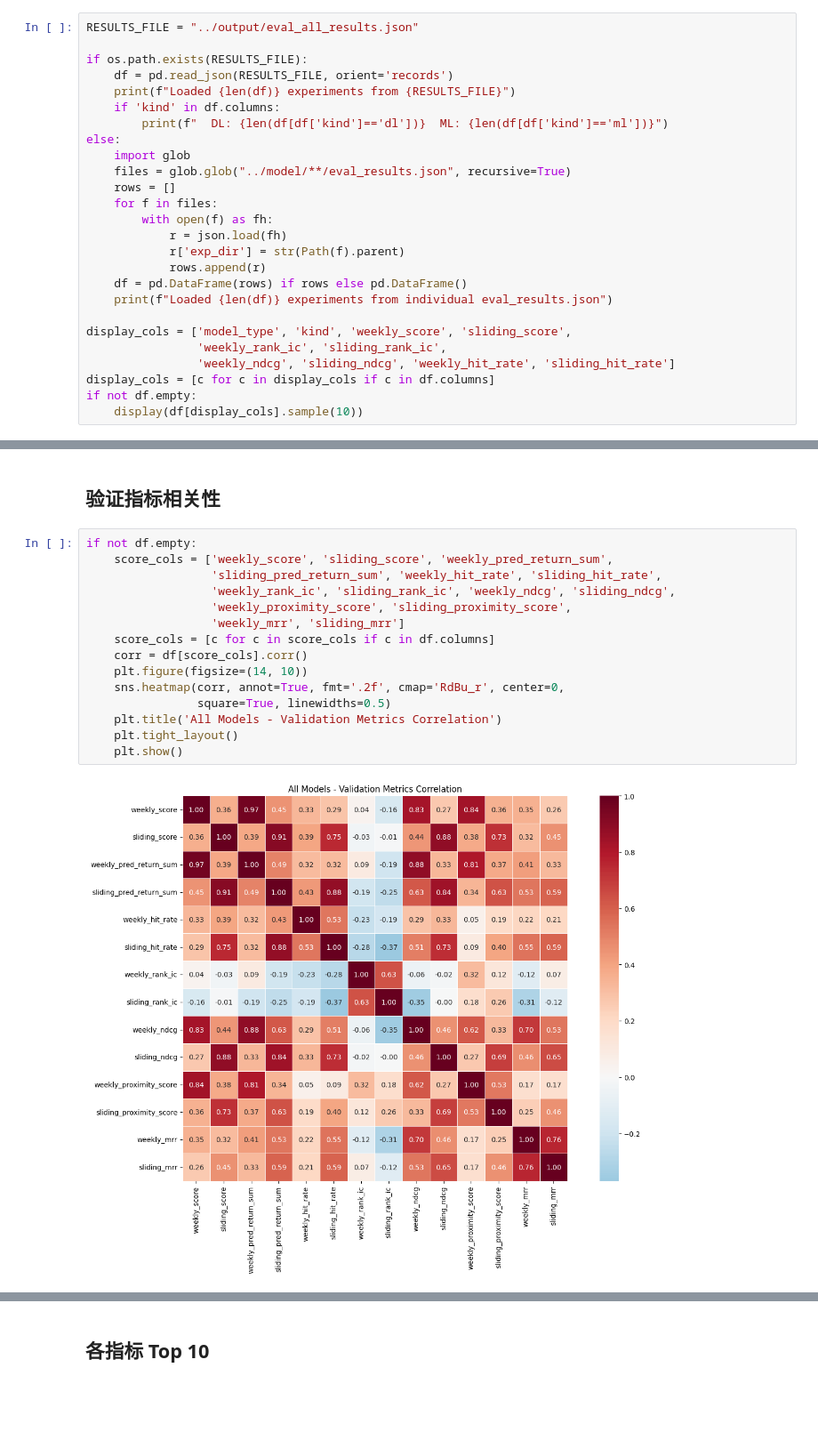
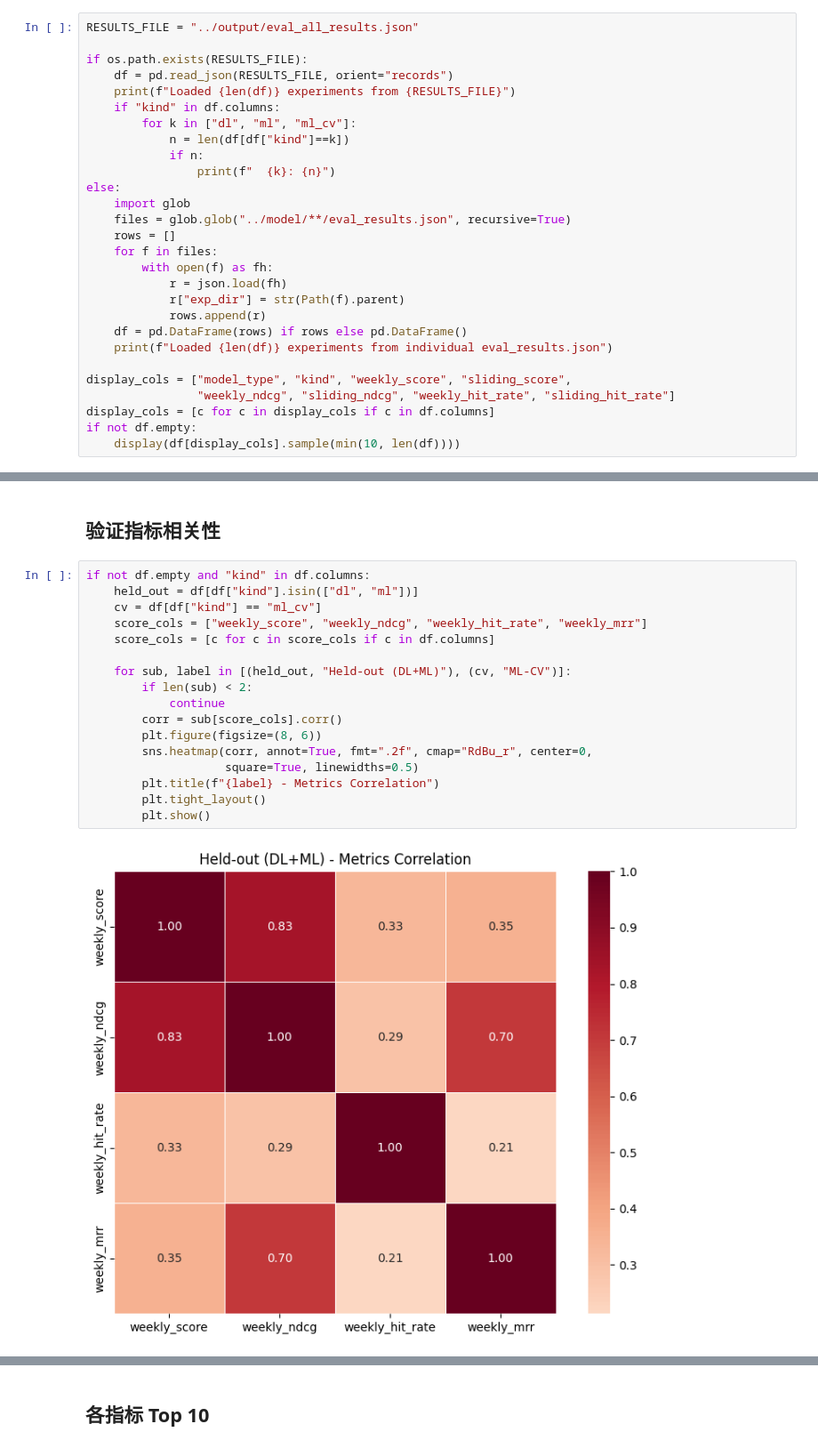
Before and after one commit to xyl-27/ETF, a Jupyter notebook: notebooks/ETF_results.ipynb, the cells around one changed output, grey strips where cells are left out. Shown at 89% size. Saved outputs shown, nothing was run; the diff lists cells and outputs as text; blank space fills up the shorter version.

```diff
--- a/notebooks/ETF_results.ipynb
+++ b/notebooks/ETF_results.ipynb
@@ -20,10 +20,13 @@ pd.set_option('display.width', None)
 RESULTS_FILE = "../output/eval_all_results.json"
 
 if os.path.exists(RESULTS_FILE):
-    df = pd.read_json(RESULTS_FILE, orient='records')
+    df = pd.read_json(RESULTS_FILE, orient="records")
     print(f"Loaded {len(df)} experiments from {RESULTS_FILE}")
-    if 'kind' in df.columns:
-        print(f"  DL: {len(df[df['kind']=='dl'])}  ML: {len(df[df['kind']=='ml'])}")
+    if "kind" in df.columns:
+        for k in ["dl", "ml", "ml_cv"]:
+            n = len(df[df["kind"]==k])
+            if n:
+                print(f"  {k}: {n}")
 else:
     import glob
     files = glob.glob("../model/**/eval_results.json", recursive=True)
@@ -31,15 +34,14 @@ else:
     for f in files:
         with open(f) as fh:
             r = json.load(fh)
-            r['exp_dir'] = str(Path(f).parent)
+            r["exp_dir"] = str(Path(f).parent)
             rows.append(r)
     df = pd.DataFrame(rows) if rows else pd.DataFrame()
     print(f"Loaded {len(df)} experiments from individual eval_results.json")
 
-display_cols = ['model_type', 'kind', 'weekly_score', 'sliding_score',
-                'weekly_rank_ic', 'sliding_rank_ic',
-                'weekly_ndcg', 'sliding_ndcg', 'weekly_hit_rate', 'sliding_hit_rate']
+display_cols = ["model_type", "kind", "weekly_score", "sliding_score",
+                "weekly_ndcg", "sliding_ndcg", "weekly_hit_rate", "sliding_hit_rate"]
 display_cols = [c for c in display_cols if c in df.columns]
 if not df.empty:
-    display(df[display_cols].sample(10))
+    display(df[display_cols].sample(min(10, len(df))))
 # %% [output]
@@ -59,19 +63,21 @@ Loaded 435 experiments from ../output/eval_all_results.json
 # %% [markdown]
 ## 验证指标相关性
 # %%
-if not df.empty:
-    score_cols = ['weekly_score', 'sliding_score', 'weekly_pred_return_sum',
-                  'sliding_pred_return_sum', 'weekly_hit_rate', 'sliding_hit_rate',
-                  'weekly_rank_ic', 'sliding_rank_ic', 'weekly_ndcg', 'sliding_ndcg',
-                  'weekly_proximity_score', 'sliding_proximity_score',
-                  'weekly_mrr', 'sliding_mrr']
+if not df.empty and "kind" in df.columns:
+    held_out = df[df["kind"].isin(["dl", "ml"])]
+    cv = df[df["kind"] == "ml_cv"]
+    score_cols = ["weekly_score", "weekly_ndcg", "weekly_hit_rate", "weekly_mrr"]
     score_cols = [c for c in score_cols if c in df.columns]
-    corr = df[score_cols].corr()
-    plt.figure(figsize=(14, 10))
-    sns.heatmap(corr, annot=True, fmt='.2f', cmap='RdBu_r', center=0,
-                square=True, linewidths=0.5)
-    plt.title('All Models - Validation Metrics Correlation')
-    plt.tight_layout()
-    plt.show()
+
+    for sub, label in [(held_out, "Held-out (DL+ML)"), (cv, "ML-CV")]:
+        if len(sub) < 2:
+            continue
+        corr = sub[score_cols].corr()
+        plt.figure(figsize=(8, 6))
+        sns.heatmap(corr, annot=True, fmt=".2f", cmap="RdBu_r", center=0,
+                    square=True, linewidths=0.5)
+        plt.title(f"{label} - Metrics Correlation")
+        plt.tight_layout()
+        plt.show()
 # %% [output]
-[figure, old version]
+[figure, new version]
```
Also changed, not shown: parts of 7 cells of this notebook, 5 other files.
